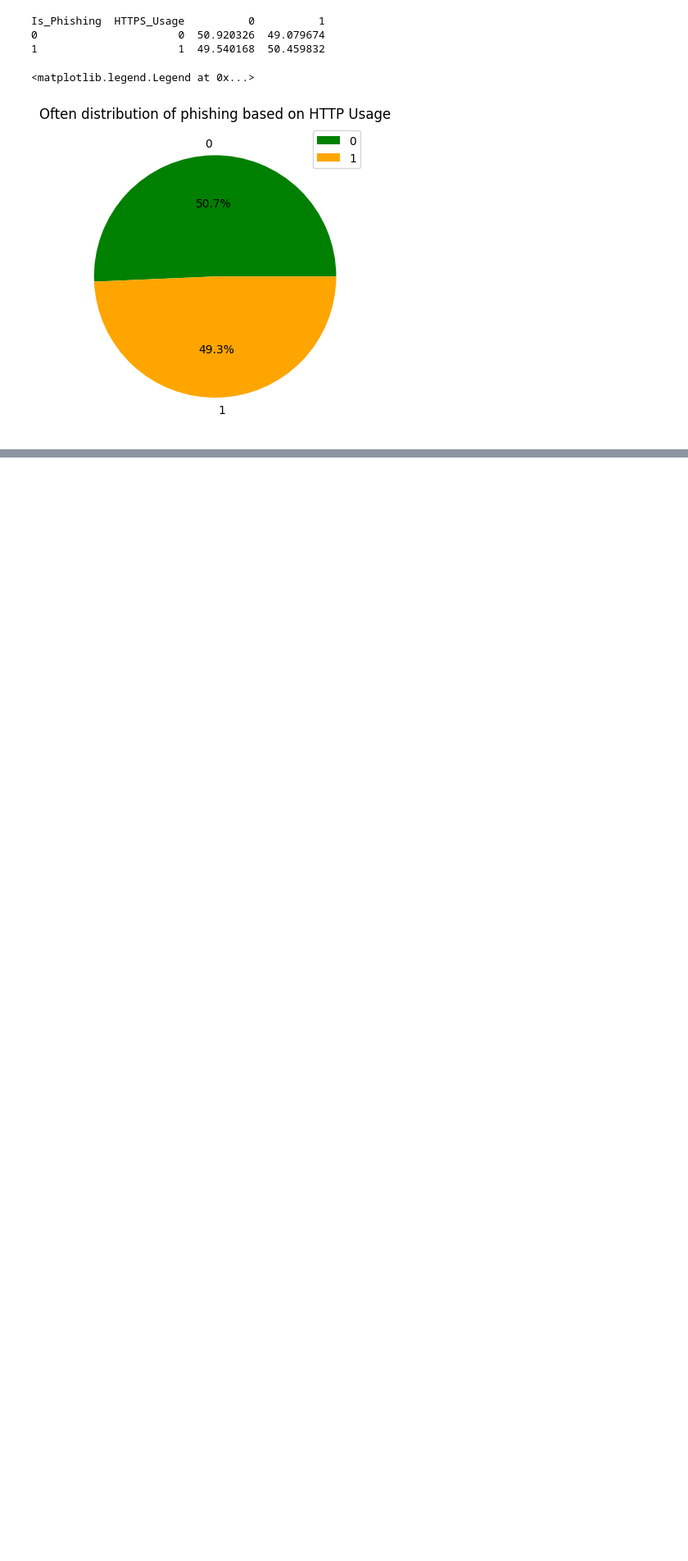
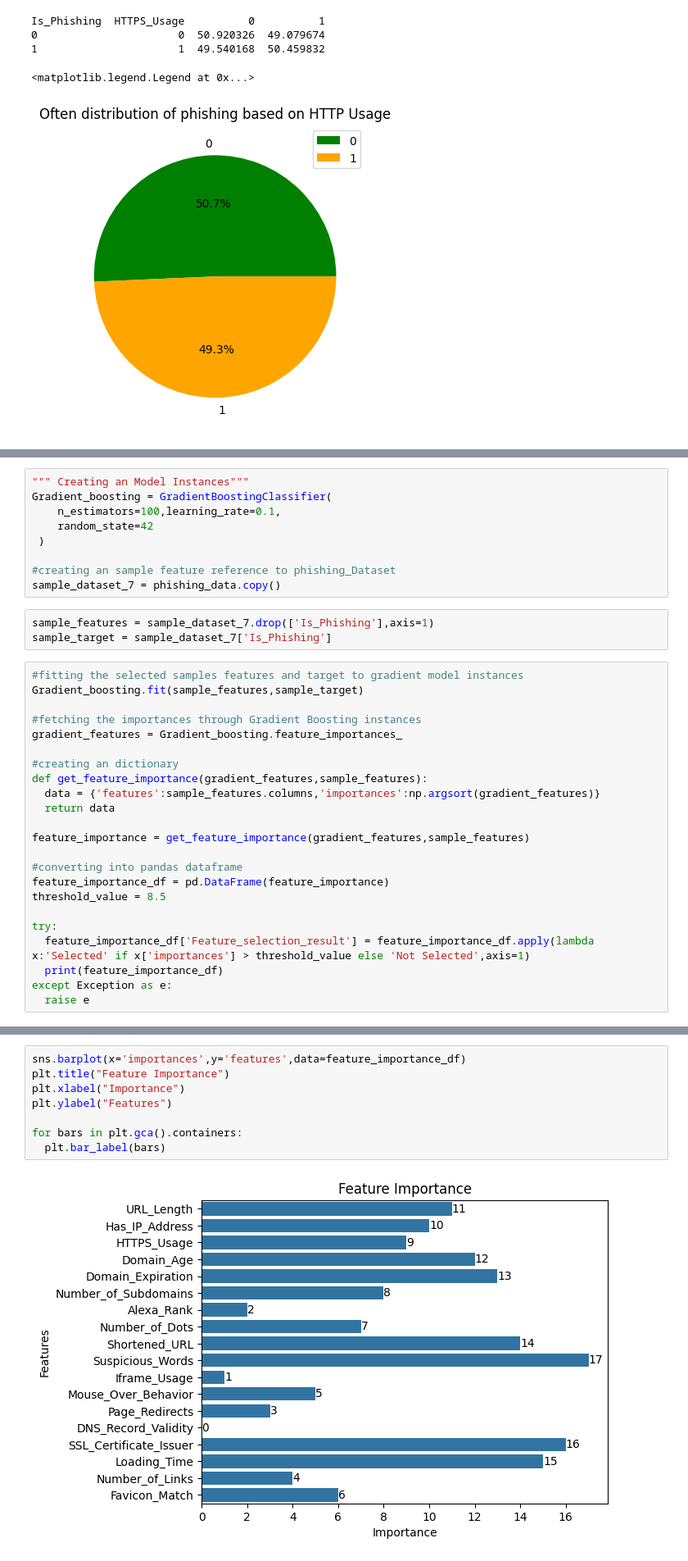
Before and after one commit to Shivansh-datascience/Phising_detection_system, a Jupyter notebook: Phising_detection.ipynb, the cells around one changed output, grey strips where cells are left out. Shown at 82% size. Cells and saved outputs as stored; diff of their text form; blank space fills up the shorter version.

```diff
--- a/Phising_detection.ipynb
+++ b/Phising_detection.ipynb
@@ -1072,0 +1141,35 @@ since having HTTPS in webiste url helps to detect the Phising website so it can
+# %%
+""" Creating an Model Instances"""
+Gradient_boosting = GradientBoostingClassifier(
+    n_estimators=100,learning_rate=0.1,
+    random_state=42
+ )
+
+#creating an sample feature reference to phishing_Dataset
+sample_dataset_7 = phishing_data.copy()
+# %%
+sample_features = sample_dataset_7.drop(['Is_Phishing'],axis=1)
+sample_target = sample_dataset_7['Is_Phishing']
+# %%
+#fitting the selected samples features and target to gradient model instances
+Gradient_boosting.fit(sample_features,sample_target)
+
+#fetching the importances through Gradient Boosting instances
+gradient_features = Gradient_boosting.feature_importances_
+
+#creating an dictionary
+def get_feature_importance(gradient_features,sample_features):
+  data = {'features':sample_features.columns,'importances':np.argsort(gradient_features)}
+  return data
+
+feature_importance = get_feature_importance(gradient_features,sample_features)
+
+#converting into pandas dataframe
+feature_importance_df = pd.DataFrame(feature_importance)
+threshold_value = 8.5
+
+try:
+  feature_importance_df['Feature_selection_result'] = feature_importance_df.apply(lambda x:'Selected' if x['importances'] > threshold_value else 'Not Selected',axis=1)
+  print(feature_importance_df)
+except Exception as e:
+  raise e
@@ -1072,0 +1196,10 @@ since having HTTPS in webiste url helps to detect the Phising website so it can
+# %%
+sns.barplot(x='importances',y='features',data=feature_importance_df)
+plt.title("Feature Importance")
+plt.xlabel("Importance")
+plt.ylabel("Features")
+
+for bars in plt.gca().containers:
+  plt.bar_label(bars)
+# %% [output]
+[figure, added]
```
Also changed, not shown: parts of 36 cells of this notebook.
